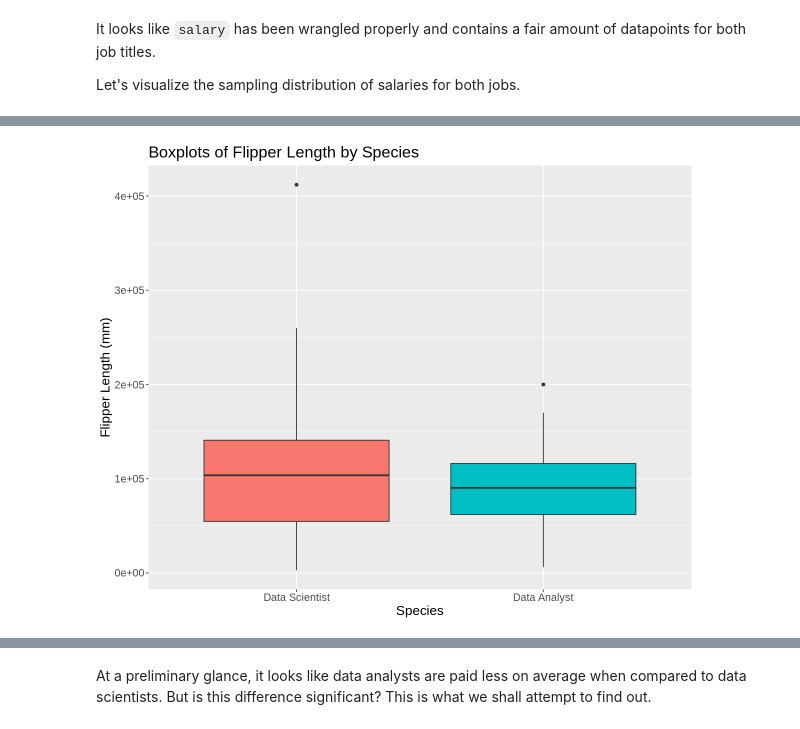
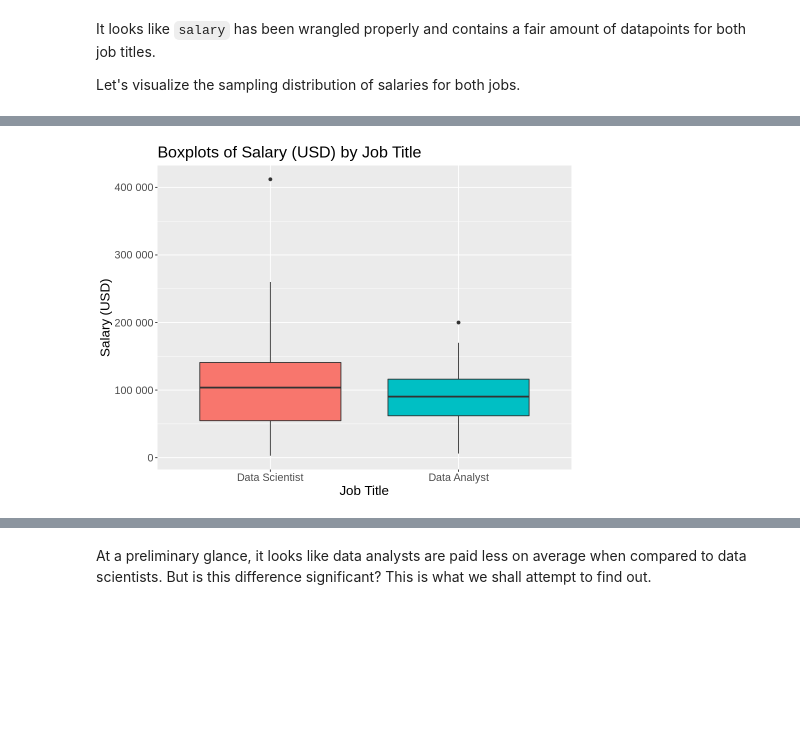
Before and after one commit to aaryan-rampal/stat-201-project, a Jupyter notebook: proposal.ipynb, the cells around one changed output, grey strips where cells are left out. Cells and saved outputs as stored; diff of their text form; code cells hidden in the pictures; blank space fills up the shorter version.

```diff
--- a/proposal.ipynb
+++ b/proposal.ipynb
@@ -61,11 +60,11 @@ salary_original <- read_csv("data//ds_salaries.csv")
 
 # clean up columns
 salary <- salary_original |>
-    mutate(id = ...1) |>
-    select(-...1) |>
     select(job_title, salary_in_usd) |>
     filter(!is.na(salary_in_usd),
+           !is.na(job_title),
            (job_title == "Data Analyst" | job_title == "Data Scientist")) |>
+    # overwrite job_title to be of type factor
     mutate(job_title = as_factor(job_title))
 # %% [output]
 New names:
@@ -117,14 +118,17 @@ salary_sample_dist
 # %%
+options(repr.plot.height = 6, repr.plot.width = 8)
+
 salary_boxplot <-
     salary %>%
     ggplot() +
     geom_boxplot(aes(job_title, salary_in_usd, fill=job_title)) +
     theme(text = element_text(size = 16)) +
-    ggtitle("Boxplots of Flipper Length by Species") +
-    xlab("Species") +
-    ylab("Flipper Length (mm)") +
-    guides(fill = "none")
+    ggtitle("Boxplots of Salary (USD) by Job Title") +
+    xlab("Job Title") +
+    ylab("Salary (USD)") +
+    guides(fill = "none") +
+    scale_y_continuous(labels = label_number(scale = 1))
 
 salary_boxplot
 # %% [output]
-[figure, old version]
+[figure, new version]
```
Also changed, not shown: parts of 30 cells of this notebook.
